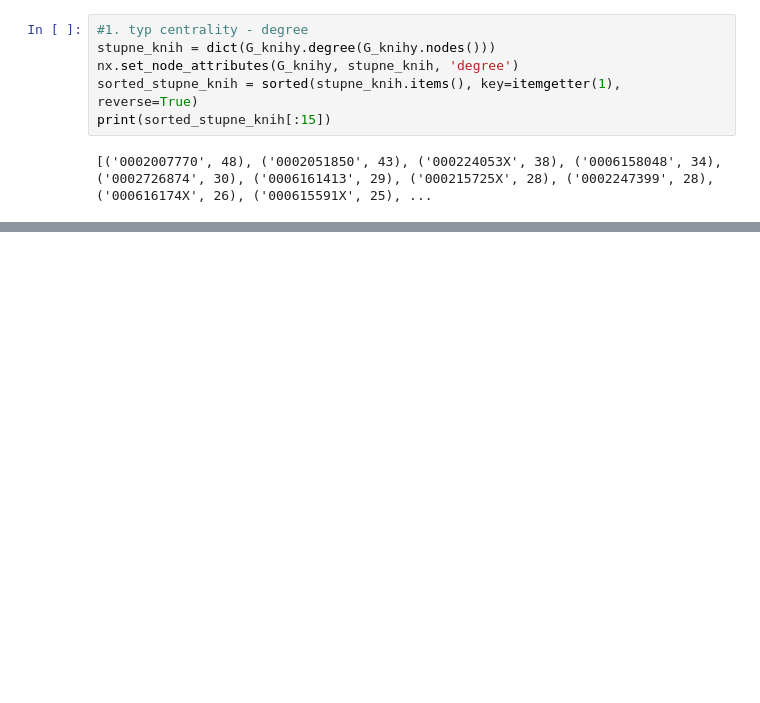
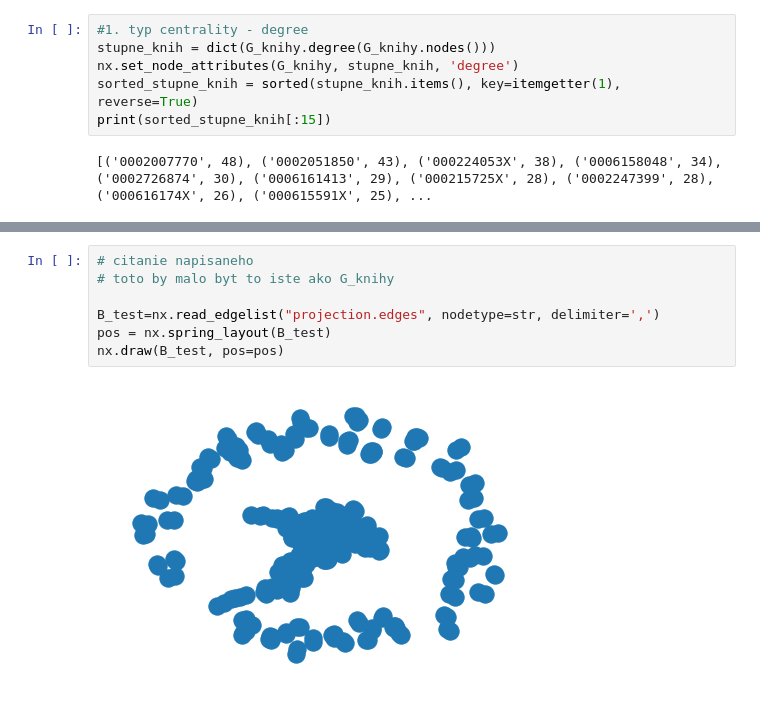
Before and after one commit to 01011001010/Veda-o-sietach-projekt, a Jupyter notebook: projekcia.ipynb, the cells around one changed output, grey strips where cells are left out. Drawn from its saved outputs; the diff is of its cells as text; blank space fills up the shorter version.

```diff
--- a/projekcia.ipynb
+++ b/projekcia.ipynb
@@ -139,0 +180,9 @@ print(sorted_betweenness_knihy[:15])
+# %%
+# citanie napisaneho
+# toto by malo byt to iste ako G_knihy
+
+B_test=nx.read_edgelist("projection.edges", nodetype=str, delimiter=',')
+pos = nx.spring_layout(B_test)
+nx.draw(B_test, pos=pos)
+# %% [output]
+[figure, added]
```
Also changed, not shown: parts of 9 cells of this notebook.
